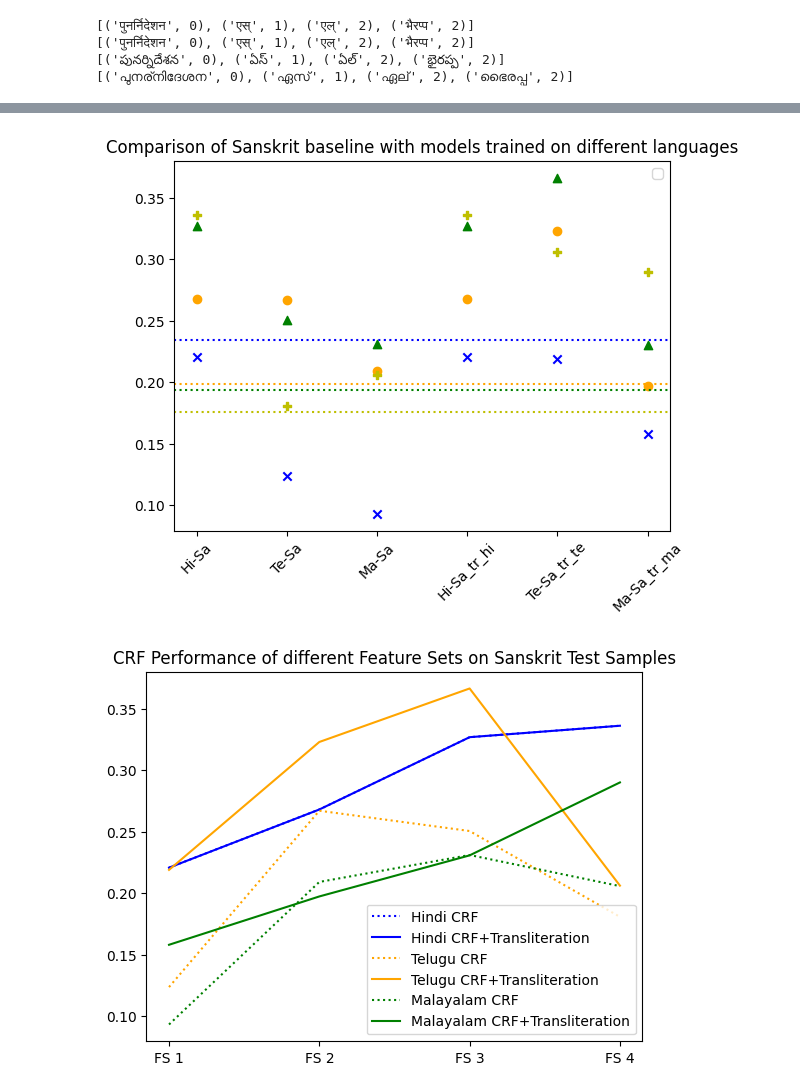
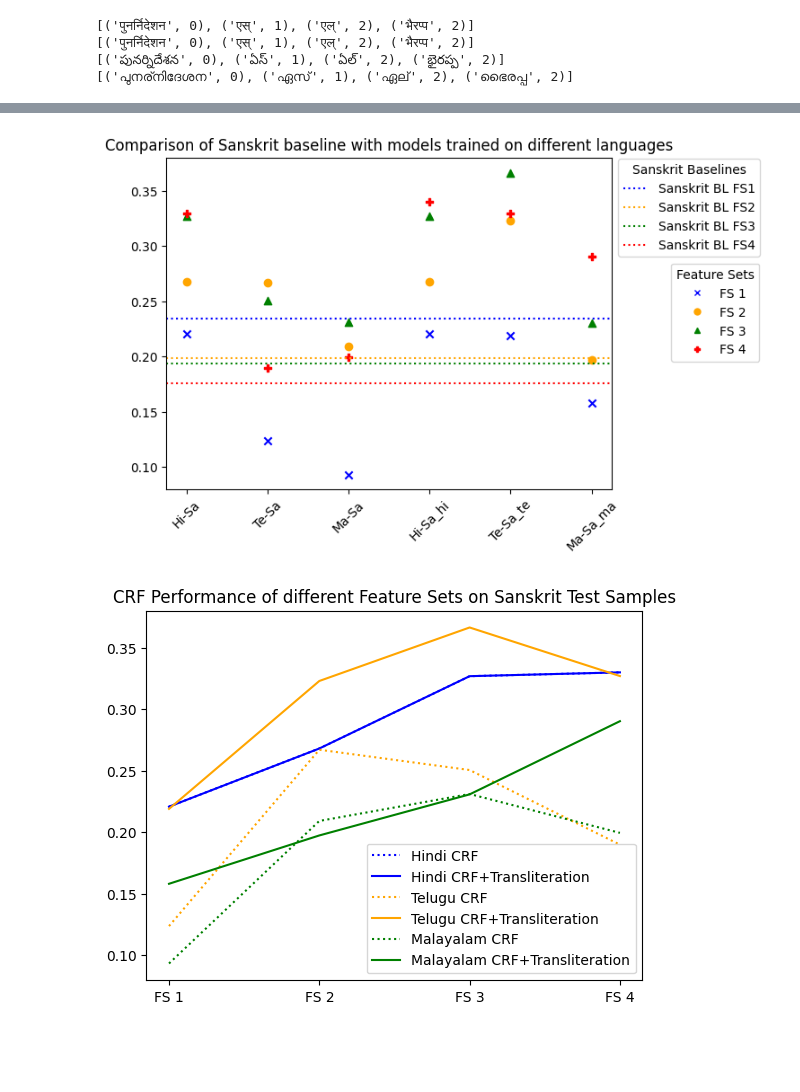
Before and after one commit to harshitEbPandey/transferLearningNER, a Jupyter notebook: crf_ner.ipynb, the cells around one changed output, grey strips where cells are left out. Cells and saved outputs as stored; diff of their text form; code cells hidden in the pictures; blank space fills up the shorter version.

Commit message:
update crf_ner code and add HindiposStats file

```diff
--- a/crf_ner.ipynb
+++ b/crf_ner.ipynb
@@ -355,23 +360,53 @@ train_sz - 100000, test_sz - 400
 - POS tags +-1 / +-2 (stanford NLP suite)
 # %%
-#plots
+#plots from stored values
 import matplotlib.pyplot as plt
-x = ['sa Baseline', 'Hi-Sa','Te-Sa', 'Ma-Sa','Hi-Sa_tr_hi','Te-Sa_tr_te', 'Ma-Sa_tr_ma']
-e = [[0.2344, 0.2207,	0.1236,	0.0932, 0.2207, 0.2189, 0.1580],[0.1986,	0.2680,	0.2670,	0.2091,	0.2680,	0.3229,	0.1973],[0.1938,0.3268,0.2505,0.2310,0.3268,0.3664,0.2307], [0.1761,0.3361,0.1807,0.2057,0.3361,0.3061,0.2900]]
+import matplotlib.lines as mlines
+import matplotlib.pyplot as plt
 
-c = ['b','orange','g','y']
+cross = mlines.Line2D([], [], color='blue', marker='x', linestyle='None',
+                          markersize=5, label='FS 1')
+dot = mlines.Line2D([], [], color='orange', marker='o', linestyle='None',
+                          markersize=5, label='FS 2')
+carat = mlines.Line2D([], [], color='green', marker='^', linestyle='None',
+                          markersize=5, label='FS 3')
+plus = mlines.Line2D([], [], color='red', marker='P', linestyle='None',
+                          markersize=5, label='FS 4')
+
+
+lab = ['Sanskrit Baseline', 'Hindi CRF','Hindi CRF+Transliteration', 'Telugu CRF','Telugu CRF+Transliteration', 'Malayalam CRF', 'Malayalam CRF+Transliteration']
+x = ['sa Baseline', 'Hi-Sa','Te-Sa', 'Ma-Sa','Hi-Sa_hi','Te-Sa_te', 'Ma-Sa_ma']
+e = [[0.2344, 0.2207,	0.1236,	0.0932, 0.2207, 0.2189, 0.1580],
+     [0.1986,	0.2680,	0.2670,	0.2091,	0.2680,	0.3229,	0.1973],
+     [0.1938, 0.3268, 0.2505, 0.2310, 0.3268, 0.3664, 0.2307],
+     [0.1761, 0.3299, 0.1898, 0.1994, 0.3399, 0.3299, 0.2902]]
+
+c = ['b','orange','g','red']
 m = ['x','o','^','P']
-lab = ['Sanskrit Baseline', 'Hindi CRF','Hindi CRF+Transliteration', 'Telugu CRF','Telugu CRF+Transliteration', 'Malayalam CRF', 'Malayalam CRF+Transliteration']
+l = ['Sanskrit BL FS1','Sanskrit BL FS2','Sanskrit BL FS3','Sanskrit BL FS4']
+
 for i in range(4):
-  plt.axhline(y = e[i][0], linestyle = 'dotted', color = c[i])
-  plt.scatter(x[1:],e[i][1:],c = c[i],marker=m[i])
+  plt.axhline(y = e[i][0],label=l[i], linestyle = 'dotted', color = c[i])
+  legend1 = plt.legend(l,bbox_to_anchor=(1, 1.015, 0, 0), title='Sanskrit Baselines')
+
+for i in range(4):
+  plt.scatter(x[1:], e[i][1:], c = c[i], marker=m[i])
   plt.xticks(rotation=45)
-  plt.legend()
+  plt.legend(handles=[cross,dot,carat,plus],bbox_to_anchor=(1.345,0.70, 0, 0), title='Feature Sets')
+plt.gca().add_artist(legend1)
+
 plt.title('Comparison of Sanskrit baseline with models trained on different languages')
 plt.show()
 
+
 x2 = ['FS 1', 'FS 2', 'FS 3', 'FS 4']
-e2 = [[0.2344,0.1986,0.1938,0.1761],[0.2207,0.2680, 0.3268,0.3361],[0.2207,0.2680, 0.3268,0.3361],[0.1236, 0.2670,0.2505,0.1807], [0.2189, 0.3229,0.3664,0.2061], [0.0932,0.2091, 0.2310, 0.2057],[0.1580, 0.1973, 0.2307, 0.2900]]
+e2 = [[0.2344,0.1986,0.1938,0.1761],
+      [0.2207,0.2680, 0.3268,0.3299],
+      [0.2207,0.2680, 0.3268,0.3299],
+      [0.1236, 0.2670,0.2505,0.1898],
+      [0.2189, 0.3229,0.3664,0.3269],
+      [0.0932,0.2091, 0.2310, 0.1994],
+      [0.1580, 0.1973, 0.2307, 0.2902]]
 
 for i in range(1,7,2):
   plt.plot(x2,e2[i],label=lab[i],linestyle='dotted',c=c[i//2])
@@ -387,2 +418,2 @@ WARNING:matplotlib.legend:No artists with labels found to put in legend.  Note t
-[figure, old version]
+[figure, new version]
-[figure, old version]
+[figure, new version]
```
Also changed, not shown: parts of 7 cells of this notebook, 1 other file.
